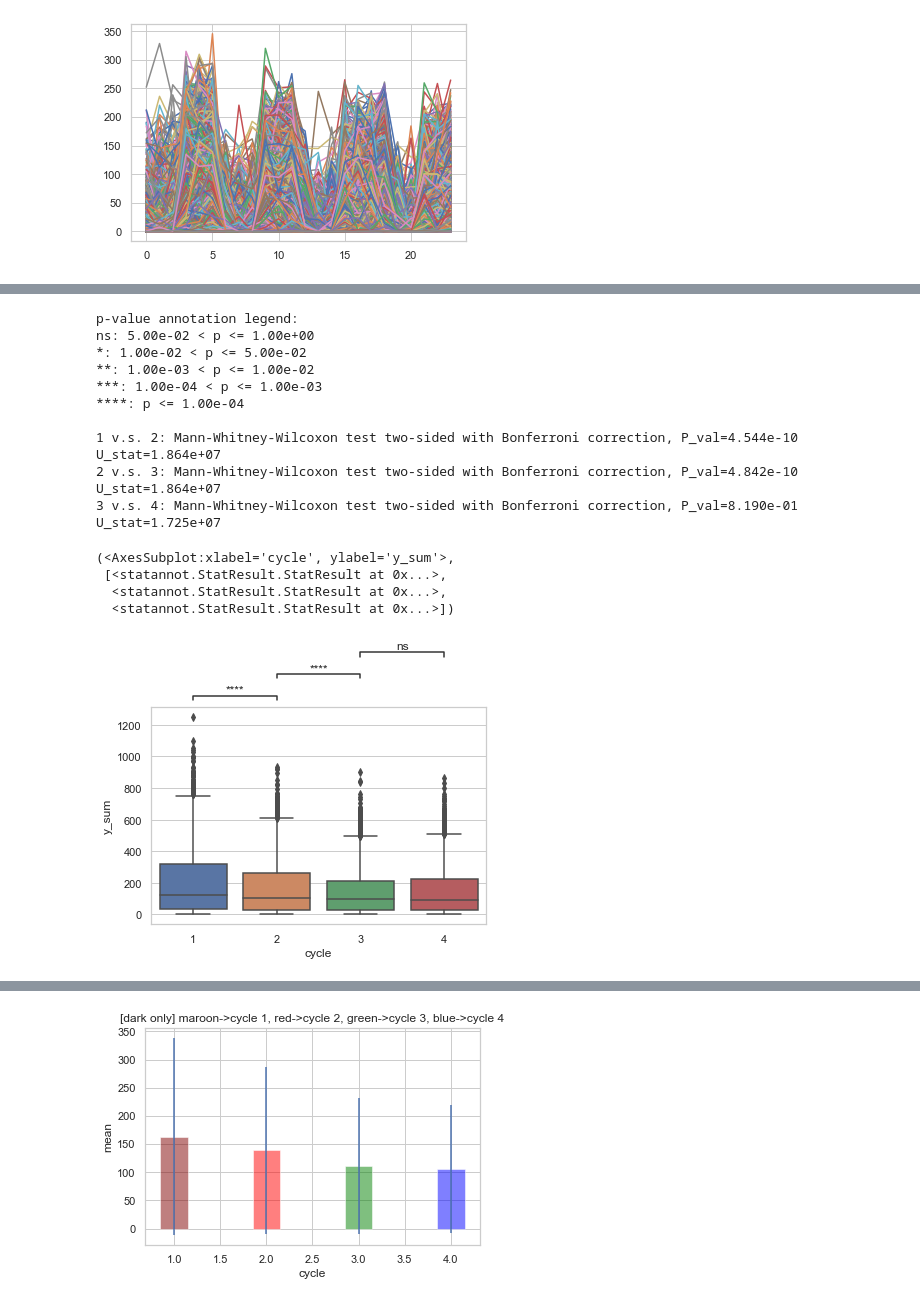
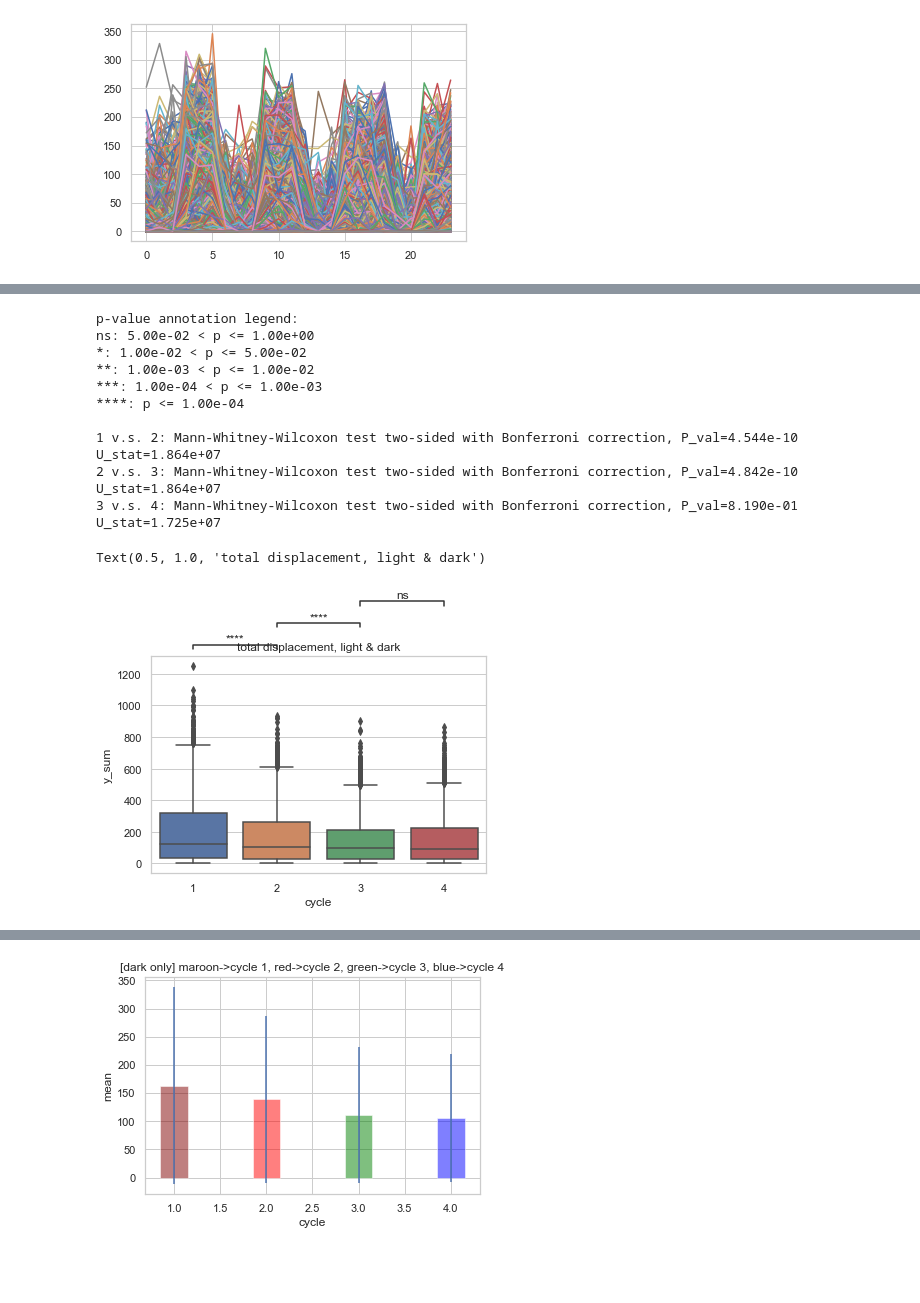
Before and after one commit to PNNL-CompBio/srpAnalytics, a Jupyter notebook: code/latest/2_bmd/2_bmd/latest/phase_I_II_LPR/240_timepoints/0_conc/1_min_time_interval/quantify_y/phase_I_II_LPR_0_conc_1_min_wide2dicho_t0_t239_for_y.ipynb, the cells around one changed output, grey strips where cells are left out. Saved outputs shown, nothing was run; the diff lists cells and outputs as text; code cells hidden in the pictures; blank space fills up the shorter version.

```diff
--- a/code/latest/2_bmd/2_bmd/latest/phase_I_II_LPR/240_timepoints/0_conc/1_min_time_interval/quantify_y/phase_I_II_LPR_0_conc_1_min_wide2dicho_t0_t239_for_y.ipynb
+++ b/code/latest/2_bmd/2_bmd/latest/phase_I_II_LPR/240_timepoints/0_conc/1_min_time_interval/quantify_y/phase_I_II_LPR_0_conc_1_min_wide2dicho_t0_t239_for_y.ipynb
@@ -28,15 +28,3 @@ util_path = os.path.join(code_location[:index_of_latest], "latest", "util")
 '''
 
 sys.path.insert(0, util_path)
-# %%
-sns.set(style="whitegrid")
-df = sns.load_dataset("tips")
-display(df.head())
-
-x = "day"
-y = "total_bill"
-order = ['Sun', 'Thur', 'Fri', 'Sat']
-ax = sns.boxplot(data=df, x=x, y=y, order=order)
-add_stat_annotation(ax, data=df, x=x, y=y, order=order,
-                    box_pairs=[("Thur", "Fri"), ("Thur", "Sat"), ("Fri", "Sun")],
-                    test='Mann-Whitney', text_format='star', loc='outside', verbose=2)
@@ -484,5 +576,5 @@ ns: 5.00e-02 < p <= 1.00e+00
 # %%
-# dark & light
+# total displacement, dark & light
 y_arr = []
 y_arr.append(df_0_conc.iloc[:,4:10].sum(axis=1).values)
 y_arr = np.transpose(y_arr)
@@ -503,35 +595,33 @@ df_y_to_concat = pd.DataFrame(y_arr, columns=['y_sum'])
 df_y = pd.concat([df_y, df_y_to_concat], axis = 0)
 df_y['cycle'].fillna('3', inplace=True)
 ############
 y_arr = []
 y_arr.append(df_0_conc.iloc[:,22:28].sum(axis=1).values)
 y_arr = np.transpose(y_arr)
 df_y_to_concat = pd.DataFrame(y_arr, columns=['y_sum'])
 df_y = pd.concat([df_y, df_y_to_concat], axis = 0)
 df_y['cycle'].fillna('4', inplace=True)
 ################
 
 sns.set(style="whitegrid")
 x = "cycle"
 y = "y_sum"
 order = ['1', '2', '3', '4']
 ax = sns.boxplot(data=df_y, x=x, y=y, order=order)
 add_stat_annotation(ax, data=df_y, x=x, y=y, order=order,
                     box_pairs=[("1", "2"), ("2", "3"), ("3", "4")],
                     test='Mann-Whitney', text_format='star', loc='outside', verbose=2)
+plt.title('total displacement, light & dark')
 # %% [output]
 p-value annotation legend:
 ns: 5.00e-02 < p <= 1.00e+00
 *: 1.00e-02 < p <= 5.00e-02
 **: 1.00e-03 < p <= 1.00e-02
 ***: 1.00e-04 < p <= 1.00e-03
 ****: p <= 1.00e-04
 
 1 v.s. 2: Mann-Whitney-Wilcoxon test two-sided with Bonferroni correction, P_val=4.544e-10 U_stat=1.864e+07
 2 v.s. 3: Mann-Whitney-Wilcoxon test two-sided with Bonferroni correction, P_val=4.842e-10 U_stat=1.864e+07
 3 v.s. 4: Mann-Whitney-Wilcoxon test two-sided with Bonferroni correction, P_val=8.190e-01 U_stat=1.725e+07
-(<AxesSubplot:xlabel='cycle', ylabel='y_sum'>,
- [<statannot.StatResult.StatResult at 0x...>,
-  <statannot.StatResult.StatResult at 0x...>,
-  <statannot.StatResult.StatResult at 0x...>])
+Text(0.5, 1.0, 'total displacement, light & dark')
-[figure, old version]
+[figure, new version]
```
Also changed, not shown: parts of 6 cells of this notebook, 1 other file.
